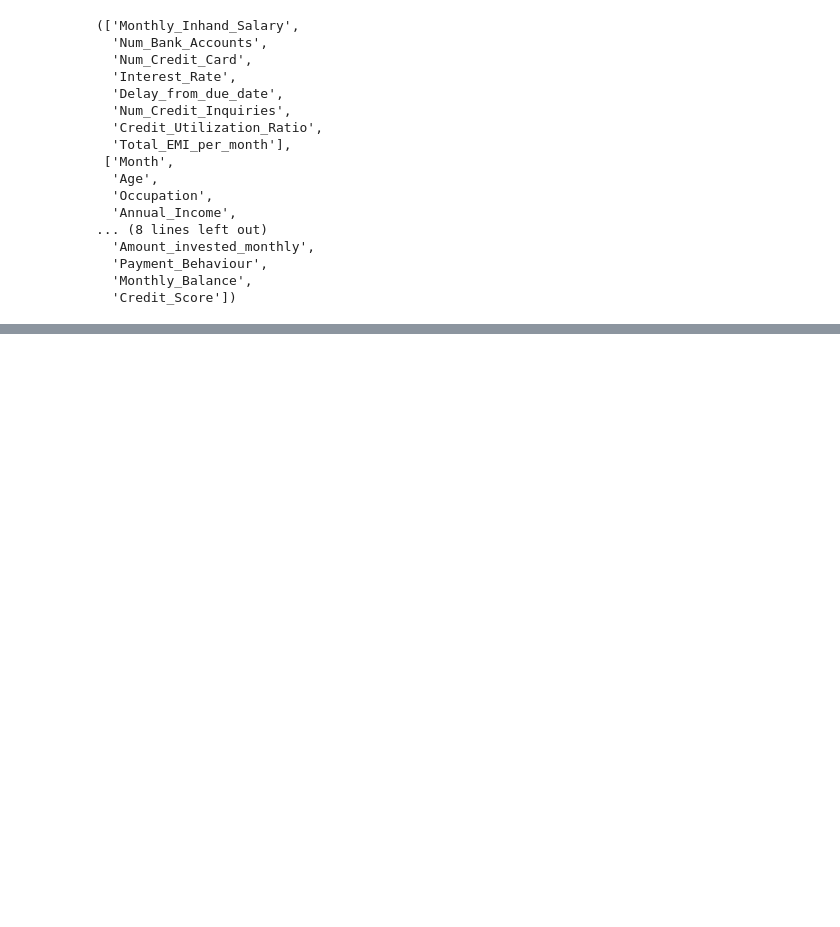
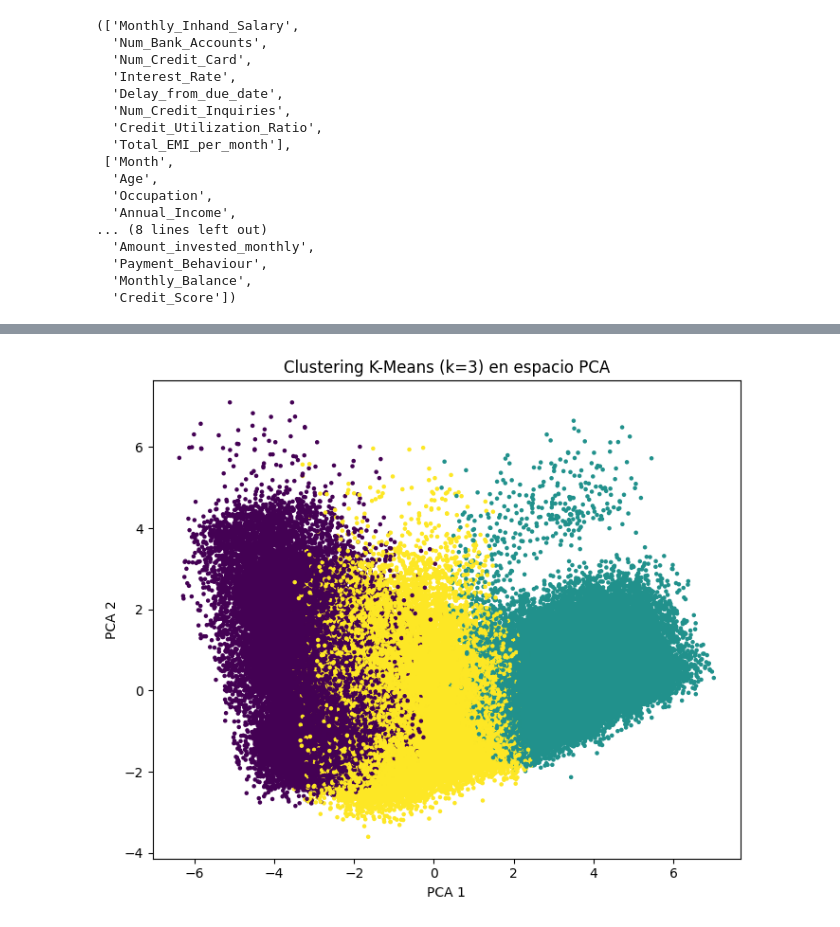
Before and after one commit to Genesixd/proyecto-ia-credit-score, a Jupyter notebook: proyecto.ipynb, the cells around one changed output, grey strips where cells are left out. Cells and saved outputs as stored; diff of their text form; code cells hidden in the pictures; blank space fills up the shorter version.

```diff
--- a/proyecto.ipynb
+++ b/proyecto.ipynb
@@ -515,0 +1032,13 @@ tabla_modelos
+# %%
+from sklearn.preprocessing import StandardScaler
+from sklearn.decomposition import PCA
+
+# 1) Estandarizar features (clustering es muy sensible a escalas)
+scaler_clust = StandardScaler()
+X_scaled = scaler_clust.fit_transform(X_dummies)
+
+# 2) PCA para reducir dimensiones (por ejemplo a 10)
+pca_clust = PCA(n_components=10, random_state=42)
+X_pca = pca_clust.fit_transform(X_scaled)
+
+X_scaled.shape, X_pca.shape
@@ -515,0 +1091,17 @@ tabla_modelos
+# %%
+from sklearn.cluster import KMeans
+
+k_opt = 3  # elegimos 3 clusters
+
+kmeans_final = KMeans(
+    n_clusters=k_opt,
+    random_state=42,
+    n_init=10
+)
+
+cluster_labels = kmeans_final.fit_predict(X_pca)
+
+# Guardar los clusters en el df
+df["cluster_k3"] = cluster_labels
+
+df[["Credit_Score", "cluster_k3"]].head()
@@ -515,0 +1151,17 @@ tabla_modelos
+# %%
+import matplotlib.pyplot as plt
+
+plt.figure(figsize=(7, 6))
+plt.scatter(
+    X_pca[:, 0],
+    X_pca[:, 1],
+    c=cluster_labels,
+    s=5
+)
+plt.xlabel("PCA 1")
+plt.ylabel("PCA 2")
+plt.title("Clustering K-Means (k=3) en espacio PCA")
+plt.tight_layout()
+plt.show()
+# %% [output]
+[figure, added]
```
Also changed, not shown: parts of 73 cells of this notebook, 16 other files.
